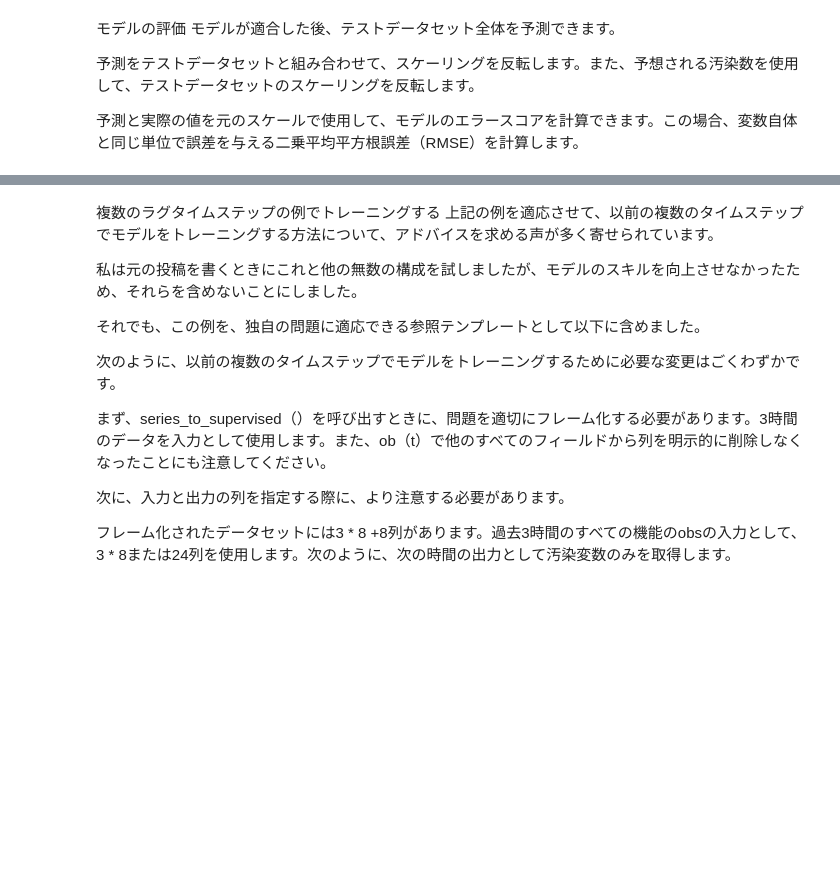
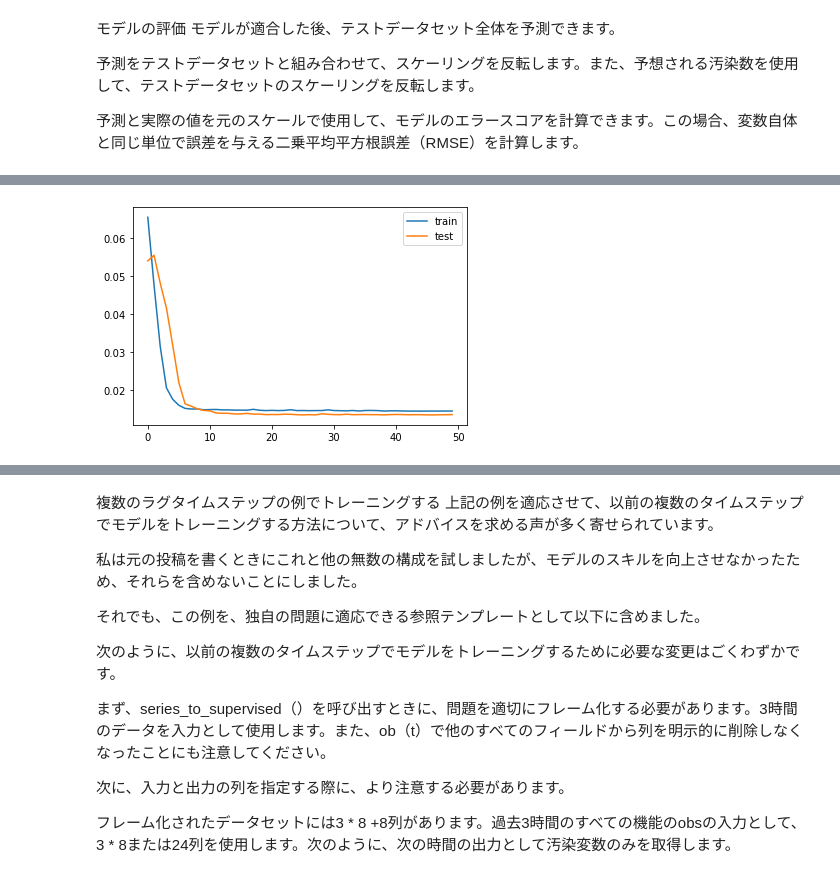
Before and after one commit to yayutaka/lstm, a Jupyter notebook: multivariate-time-series-forecasting-lstms-keras.ipynb, the cells around one changed output, grey strips where cells are left out. Saved outputs shown, nothing was run; the diff lists cells and outputs as text; code cells hidden in the pictures; blank space fills up the shorter version.

```diff
--- a/multivariate-time-series-forecasting-lstms-keras.ipynb
+++ b/multivariate-time-series-forecasting-lstms-keras.ipynb
@@ -323,0 +280,97 @@ array([118.71571, 118.73725, 118.75879, ..., 129.07256, 129.09409,
+# %%
+from math import sqrt
+from numpy import concatenate
+from matplotlib import pyplot
+from pandas import read_csv
+from pandas import DataFrame
+from pandas import concat
+from sklearn.preprocessing import MinMaxScaler
+from sklearn.preprocessing import LabelEncoder
+from sklearn.metrics import mean_squared_error
+from keras.models import Sequential
+from keras.layers import Dense
+from keras.layers import LSTM
+
+# convert series to supervised learning
+def series_to_supervised(data, n_in=1, n_out=1, dropnan=True):
+	n_vars = 1 if type(data) is list else data.shape[1]
+	df = DataFrame(data)
+	cols, names = list(), list()
+	# input sequence (t-n, ... t-1)
+	for i in range(n_in, 0, -1):
+		cols.append(df.shift(i))
+		names += [('var%d(t-%d)' % (j+1, i)) for j in range(n_vars)]
+	# forecast sequence (t, t+1, ... t+n)
+	for i in range(0, n_out):
+		cols.append(df.shift(-i))
+		if i == 0:
+			names += [('var%d(t)' % (j+1)) for j in range(n_vars)]
+		else:
+			names += [('var%d(t+%d)' % (j+1, i)) for j in range(n_vars)]
+	# put it all together
+	agg = concat(cols, axis=1)
+	agg.columns = names
+	# drop rows with NaN values
+	if dropnan:
+		agg.dropna(inplace=True)
+	return agg
+
+# load dataset
+dataset = read_csv('pollution.csv', header=0, index_col=0)
+values = dataset.values
+# integer encode direction
+encoder = LabelEncoder()
+values[:,4] = encoder.fit_transform(values[:,4])
+# ensure all data is float
+values = values.astype('float32')
+# normalize features
+scaler = MinMaxScaler(feature_range=(0, 1))
+scaled = scaler.fit_transform(values)
+# frame as supervised learning
+reframed = series_to_supervised(scaled, 1, 1)
+# drop columns we don't want to predict
+reframed.drop(reframed.columns[[9,10,11,12,13,14,15]], axis=1, inplace=True)
+print(reframed.head())
+
+# split into train and test sets
+values = reframed.values
+n_train_hours = 365 * 24
+train = values[:n_train_hours, :]
+test = values[n_train_hours:, :]
+# split into input and outputs
+train_X, train_y = train[:, :-1], train[:, -1]
+test_X, test_y = test[:, :-1], test[:, -1]
+# reshape input to be 3D [samples, timesteps, features]
+train_X = train_X.reshape((train_X.shape[0], 1, train_X.shape[1]))
+test_X = test_X.reshape((test_X.shape[0], 1, test_X.shape[1]))
+print(train_X.shape, train_y.shape, test_X.shape, test_y.shape)
+
+# design network
+model = Sequential()
+model.add(LSTM(50, input_shape=(train_X.shape[1], train_X.shape[2])))
+model.add(Dense(1))
+model.compile(loss='mae', optimizer='adam')
+# fit network
+history = model.fit(train_X, train_y, epochs=50, batch_size=72, validation_data=(test_X, test_y), verbose=2, shuffle=False)
+# plot history
+pyplot.plot(history.history['loss'], label='train')
+pyplot.plot(history.history['val_loss'], label='test')
+pyplot.legend()
+pyplot.show()
+
+# make a prediction
+yhat = model.predict(test_X)
+test_X = test_X.reshape((test_X.shape[0], test_X.shape[2]))
+# invert scaling for forecast
+inv_yhat = concatenate((yhat, test_X[:, 1:]), axis=1)
+inv_yhat = scaler.inverse_transform(inv_yhat)
+inv_yhat = inv_yhat[:,0]
+# invert scaling for actual
+test_y = test_y.reshape((len(test_y), 1))
+inv_y = concatenate((test_y, test_X[:, 1:]), axis=1)
+inv_y = scaler.inverse_transform(inv_y)
+inv_y = inv_y[:,0]
+# calculate RMSE
+rmse = sqrt(mean_squared_error(inv_y, inv_yhat))
+print('Test RMSE: %.3f' % rmse)
+# %% [output]
@@ -323,0 +394 @@ array([118.71571, 118.73725, 118.75879, ..., 129.07256, 129.09409,
+[figure, added]
```
Also changed, not shown: parts of 19 cells of this notebook, 24 other files.
